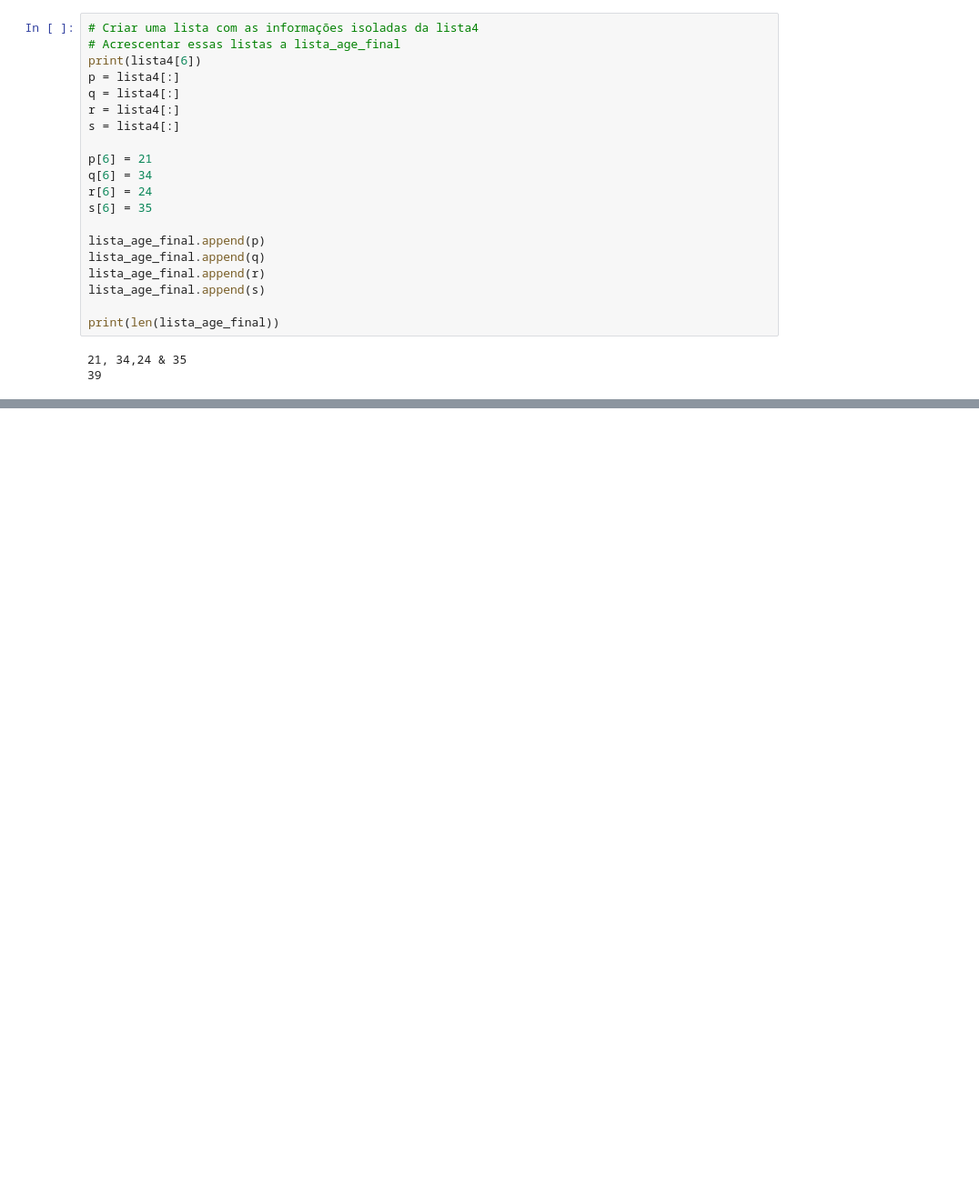
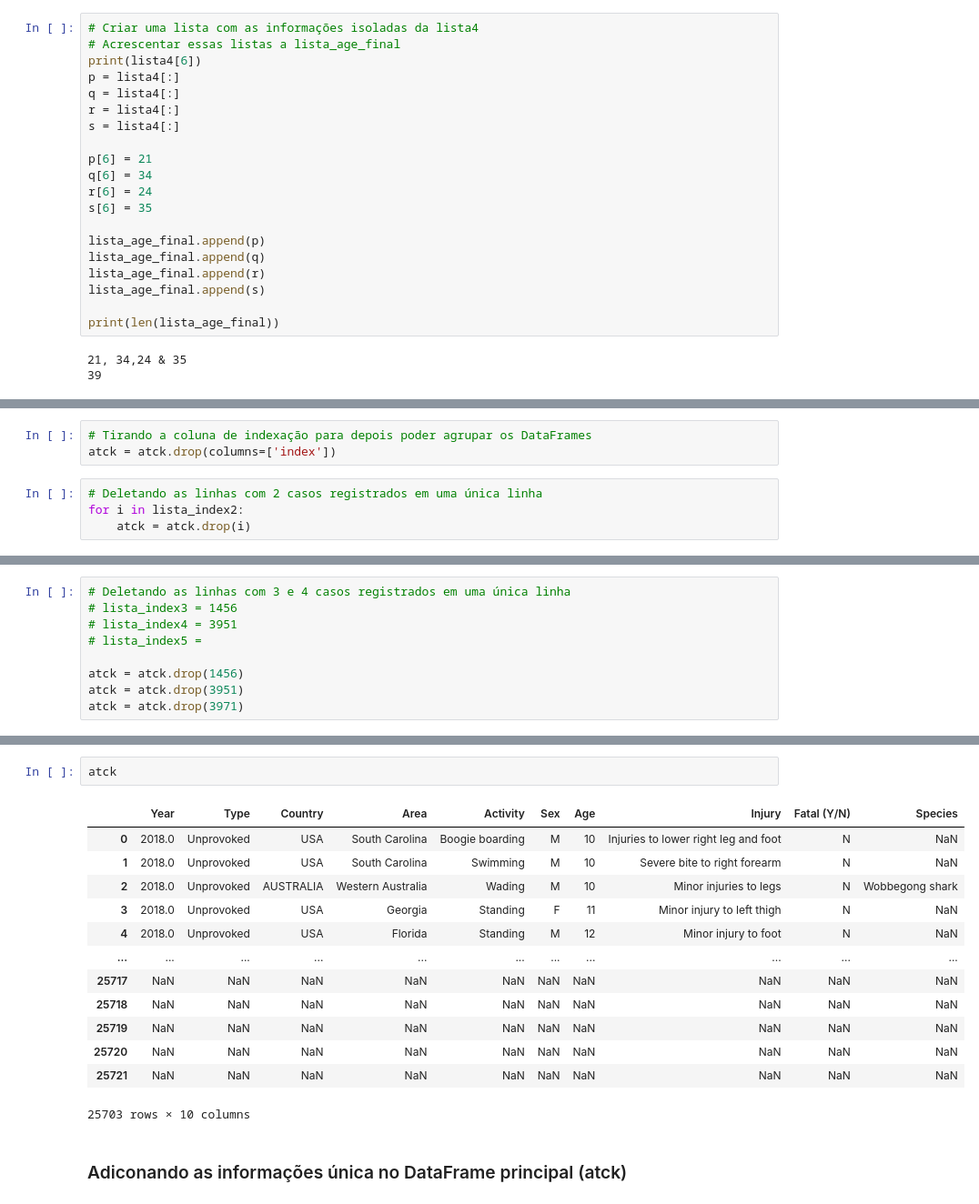
Before and after one commit to Guocorrea/IronHack, a Jupyter notebook: Global_Shark_Attack.ipynb, the cells around one changed output, grey strips where cells are left out. Shown: that part at 91% size. Cells and saved outputs as stored; diff of their text form; blank space fills up the shorter version.

```diff
--- a/Global_Shark_Attack.ipynb
+++ b/Global_Shark_Attack.ipynb
@@ -628,0 +658,7 @@ print(len(lista_age_final))
+# %%
+# Tirando a coluna de indexação para depois poder agrupar os DataFrames
+atck = atck.drop(columns=['index'])
+# %%
+# Deletando as linhas com 2 casos registrados em uma única linha
+for i in lista_index2:
+    atck = atck.drop(i)
@@ -628,0 +680,9 @@ print(len(lista_age_final))
+# %%
+# Deletando as linhas com 3 e 4 casos registrados em uma única linha
+# lista_index3 = 1456
+# lista_index4 = 3951
+# lista_index5 =
+
+atck = atck.drop(1456)
+atck = atck.drop(3951)
+atck = atck.drop(3971)
@@ -628,0 +704,18 @@ print(len(lista_age_final))
+# %%
+atck
+# %% [output]
+|  | Year | Type | Country | Area | Activity | Sex | Age | Injury | Fatal (Y/N) | Species |
+| 0 | 2018.0 | Unprovoked | USA | South Carolina | Boogie boarding | M | 10 | Injuries to lower right leg and foot | N | NaN |
+| 1 | 2018.0 | Unprovoked | USA | South Carolina | Swimming | M | 10 | Severe bite to right forearm | N | NaN |
+| 2 | 2018.0 | Unprovoked | AUSTRALIA | Western Australia | Wading | M | 10 | Minor injuries to legs | N | Wobbegong shark |
+| 3 | 2018.0 | Unprovoked | USA | Georgia | Standing | F | 11 | Minor injury to left thigh | N | NaN |
+| 4 | 2018.0 | Unprovoked | USA | Florida | Standing | M | 12 | Minor injury to foot | N | NaN |
+| ... | ... | ... | ... | ... | ... | ... | ... | ... | ... | ... |
+| 25717 | NaN | NaN | NaN | NaN | NaN | NaN | NaN | NaN | NaN | NaN |
+| 25718 | NaN | NaN | NaN | NaN | NaN | NaN | NaN | NaN | NaN | NaN |
+| 25719 | NaN | NaN | NaN | NaN | NaN | NaN | NaN | NaN | NaN | NaN |
+| 25720 | NaN | NaN | NaN | NaN | NaN | NaN | NaN | NaN | NaN | NaN |
+| 25721 | NaN | NaN | NaN | NaN | NaN | NaN | NaN | NaN | NaN | NaN |
+25703 rows × 10 columns
+# %% [markdown]
+### Adiconando as informações única no DataFrame principal (atck)
```
Also changed, not shown: parts of 73 cells of this notebook.
